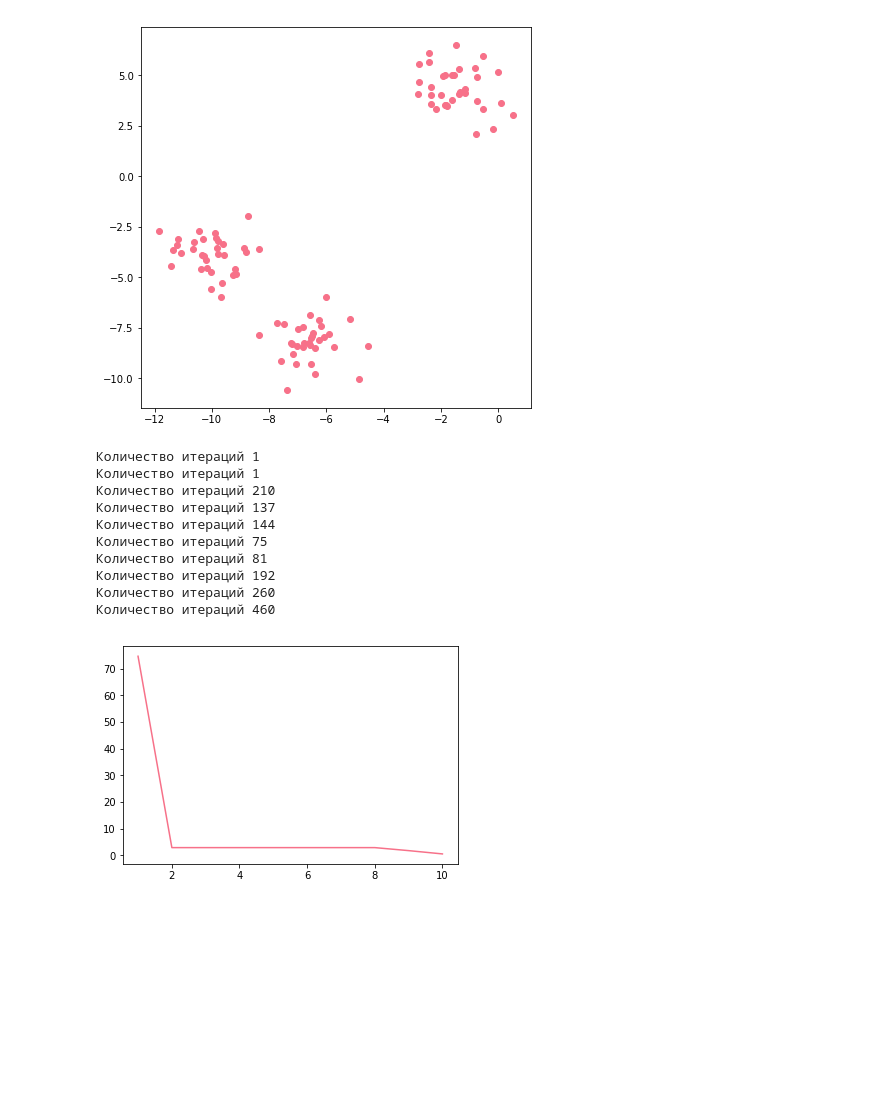
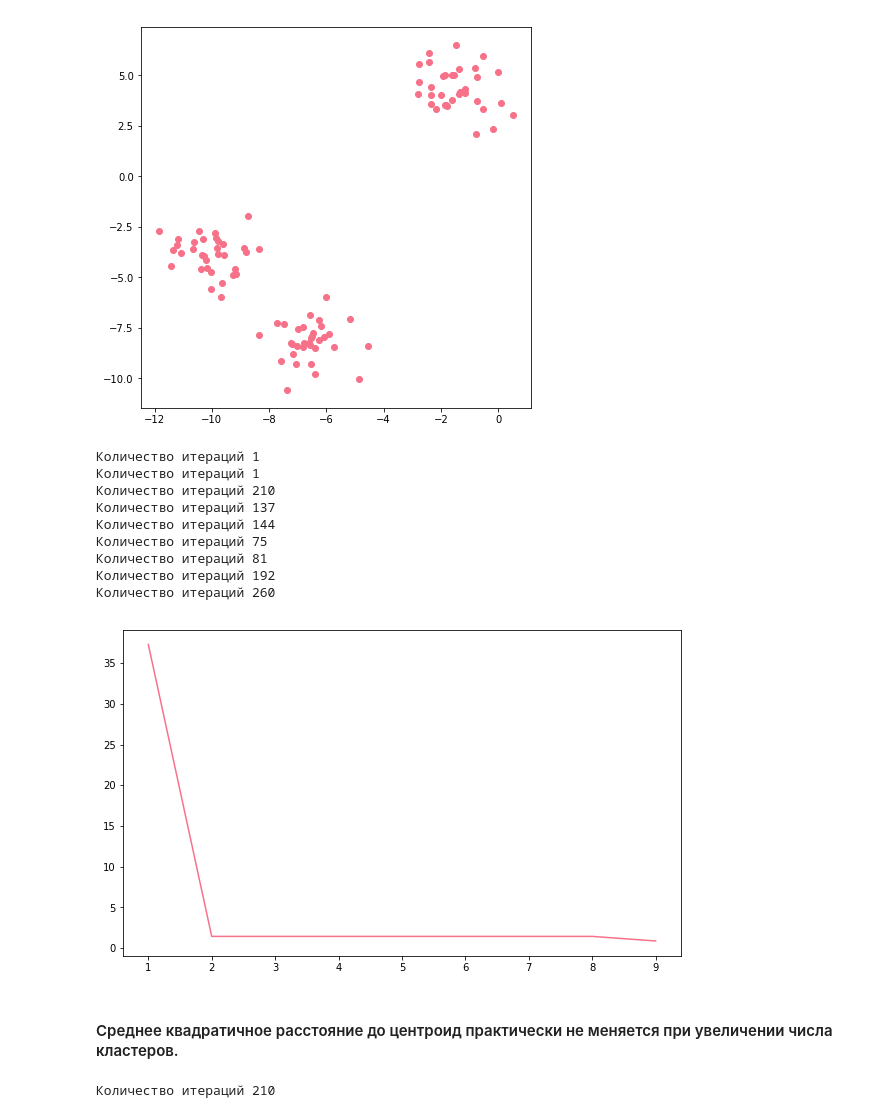
Before and after one commit to annulet/DS_Algorithms, a Jupyter notebook: hw_7.ipynb, the cells around one changed output. Drawn from its saved outputs; the diff is of its cells as text; code cells hidden in the pictures; blank space fills up the shorter version.

```diff
--- a/hw_7.ipynb
+++ b/hw_7.ipynb
@@ -128,7 +128,7 @@ def mean_squ_metrics(x1, x2):
     for i in range(len(x1)):
         distance += np.square(x1[i] - x2[i])
 
-    return np.mean(distance)
+    return distance / len(x1)
 # %%
 def kmeans(data, k, max_iterations, min_distance):
     # Создадим словарь для классификации
@@ -171,10 +170,10 @@ k_arr = np.arange(1, 10)
 max_iterations = 1000
 min_distance = 0.0001
 # %%
-mean_aqu_dist = []
+mean_squ_dist = []
 for k in k_arr:
     centroids, clusters, mean_distance = kmeans(X, k, max_iterations, min_distance)
-    mean_aqu_dist.append(mean_distance)
+    mean_squ_dist.append(mean_distance)
 # %% [output]
 Количество итераций 1
 Количество итераций 1
@@ -185,8 +184,14 @@ for k in k_arr:
 Количество итераций 81
 Количество итераций 192
 Количество итераций 260
-Количество итераций 460
 # %%
-plt.plot(k_arr, mean_aqu_dist);
+plt.figure(figsize=(10, 6))
+plt.plot(k_arr, mean_squ_dist);
 # %% [output]
-[figure, old version]
+[figure, new version]
+# %% [markdown]
+#### Среднее квадратичное расстояние до центроид практически не меняется при увеличении числа кластеров.
+# %%
+old_centroids, classes, mean_distance = kmeans(X, 3, max_iterations, min_distance)
+# %% [output]
+Количество итераций 210
```
Also changed, not shown: parts of 9 cells of this notebook.
